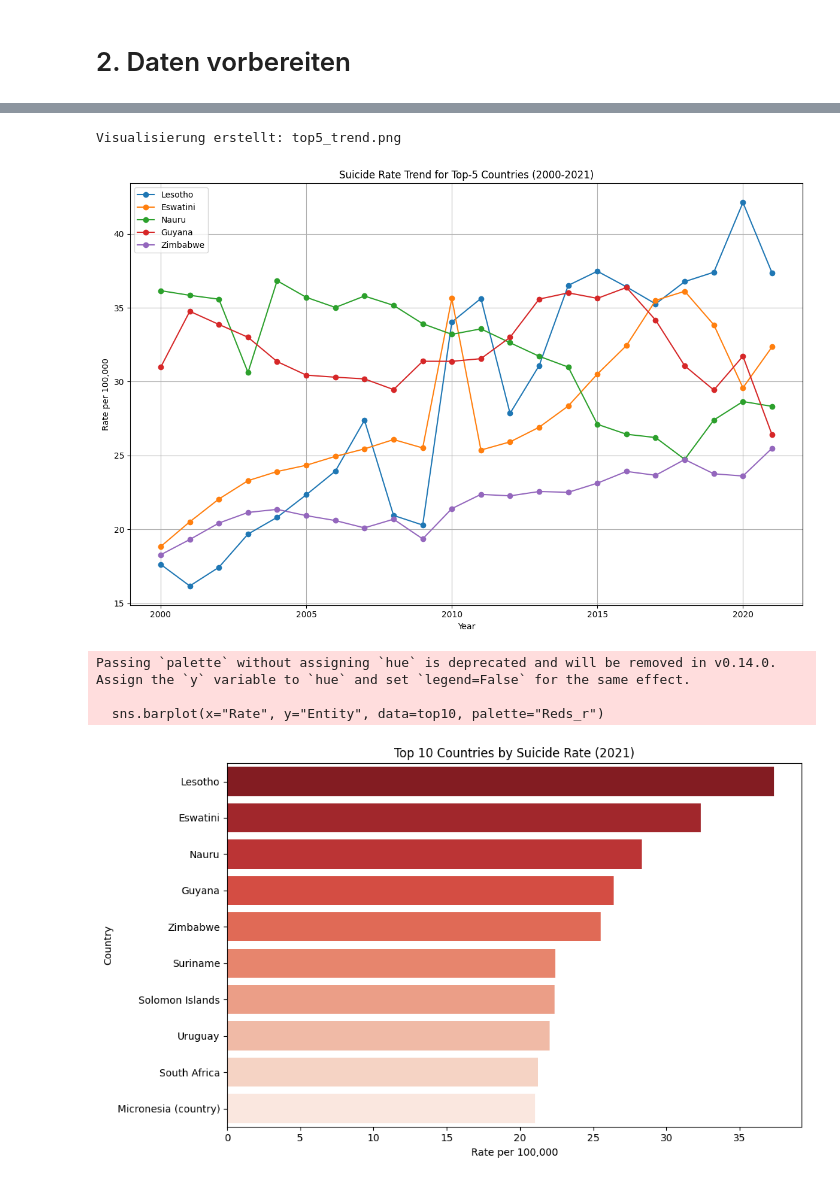
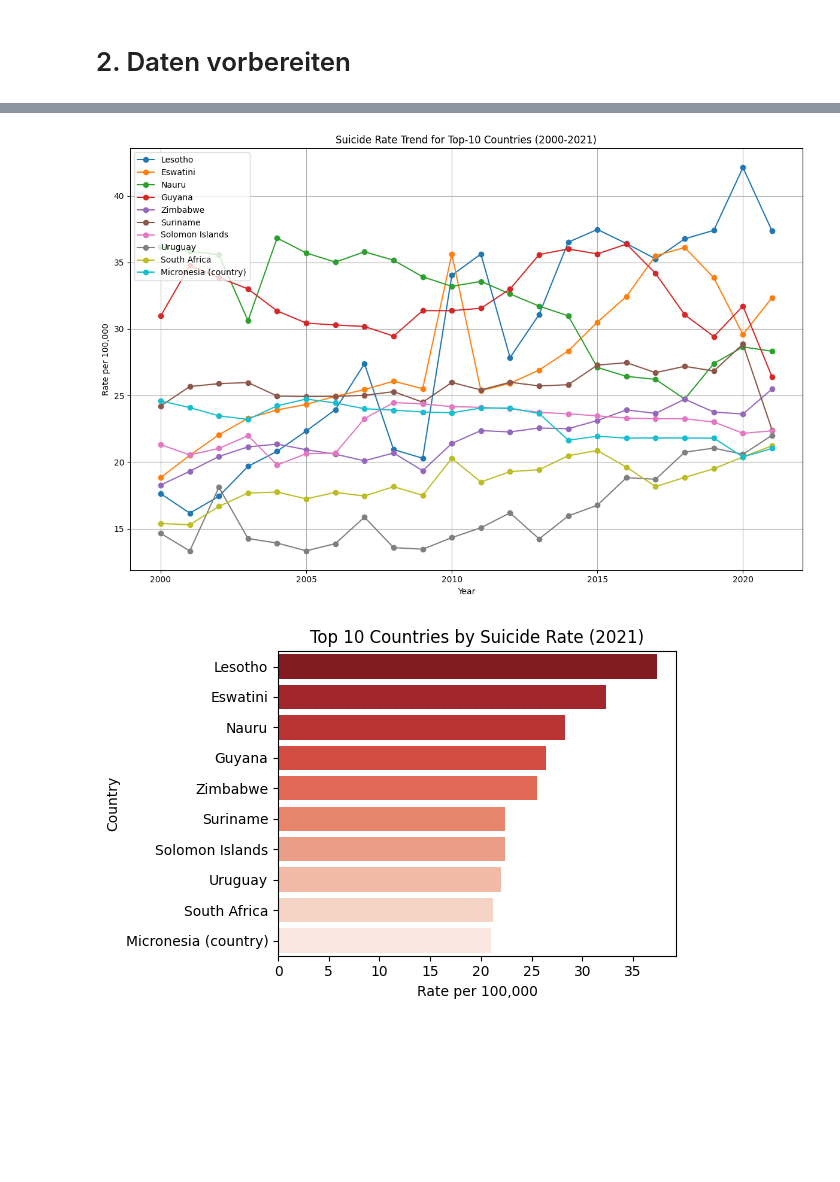
Before and after one commit to Segerlen/Python-LN2, a Jupyter notebook: Leistungnachweis_Suizidrate.ipynb, the cells around one changed output, grey strips where cells are left out. Cells and saved outputs as stored; diff of their text form; code cells hidden in the pictures; blank space fills up the shorter version.

```diff
--- a/Leistungnachweis_Suizidrate.ipynb
+++ b/Leistungnachweis_Suizidrate.ipynb
@@ -24,5 +24,6 @@ import plotly.express as px
 # %%
 # loading the dataset
 
-file_path = "suicide_rate.csv"
-df = pd.read_csv(file_path)
+df = pd.read_csv('suicide_rate.csv', skiprows=1,
+                 names=['Entity','Code','Year','Age-standardized death rate from self-harm among both sexes'])
+df.head()
@@ -29,8 +37,8 @@ df = pd.read_csv(file_path)
 # %% [markdown]
 # 2. Daten vorbereiten
 # %%
-# Rename column sfor easier access
-df.columns = ["Entity", "Code", "Year", "Rate"]
+# Rename columns for easier access
+df.columns = ["Entity", "Code", "Year", "Death Rate"]
 # %%
 # Convert Year to integer and Rate to numeric
 df["Year"] = df["Year"].astype(int)
@@ -95,35 +224,27 @@ top5_data = df[df["Entity"].isin(top5_countries)]
 # %%
 # Liniendiagramm erstellen
 plt.figure(figsize=(12, 8))
-for country in top5_countries:
-    subset = top5_data[top5_data["Entity"] == country]
-    plt.plot(subset["Year"], subset["Rate"], marker="o", label=country)
+for country in top10_countries:
+    subset = top10_data[top10_data["Entity"] == country]
+    plt.plot(subset["Year"], subset["Death Rate"], marker="o", label=country)
 
-plt.title("Suicide Rate Trend for Top-5 Countries (2000-2021)")
+plt.title("Suicide Rate Trend for Top-10 Countries (2000-2021)")
 plt.xlabel("Year")
 plt.ylabel("Rate per 100,000")
 plt.legend()
 plt.grid(True)
 plt.tight_layout()
-plt.savefig("top5_trend.png")
-
-print("Visualisierung erstellt: top5_trend.png")
 # %% [output]
-Visualisierung erstellt: top5_trend.png
-[figure, old version]
+[figure, new version]
 # %%
 # Top 10 Länder mit höchster Rate im Jahr 2021
 data_2021 = df[(df["Year"] == 2021) & (~df["Entity"].isin(["World", "Africa", "Europe", "Asia", "Oceania", "North America", "South America"]))]
-top10 = data_2021.sort_values(by="Rate", ascending=False).head(10)
-plt.figure(figsize=(10, 6))
-sns.barplot(x="Rate", y="Entity", data=top10, palette="Reds_r")
+top10 = data_2021.sort_values(by="Death Rate", ascending=False).head(10)
+plt.figure(figsize=(6, 4))
+sns.barplot(x="Death Rate", y="Entity", data=top10, hue="Entity", palette="Reds_r")
 plt.title("Top 10 Countries by Suicide Rate (2021)")
 plt.xlabel("Rate per 100,000")
 plt.ylabel("Country")
 plt.tight_layout()
-plt.savefig("top10_countries.png")
 # %% [output]
-Passing `palette` without assigning `hue` is deprecated and will be removed in v0.14.0. Assign the `y` variable to `hue` and set `legend=False` for the same effect.
-
-  sns.barplot(x="Rate", y="Entity", data=top10, palette="Reds_r")
-[figure, old version]
+[figure, new version]
```
Also changed, not shown: parts of 31 cells of this notebook, 12 other files.
